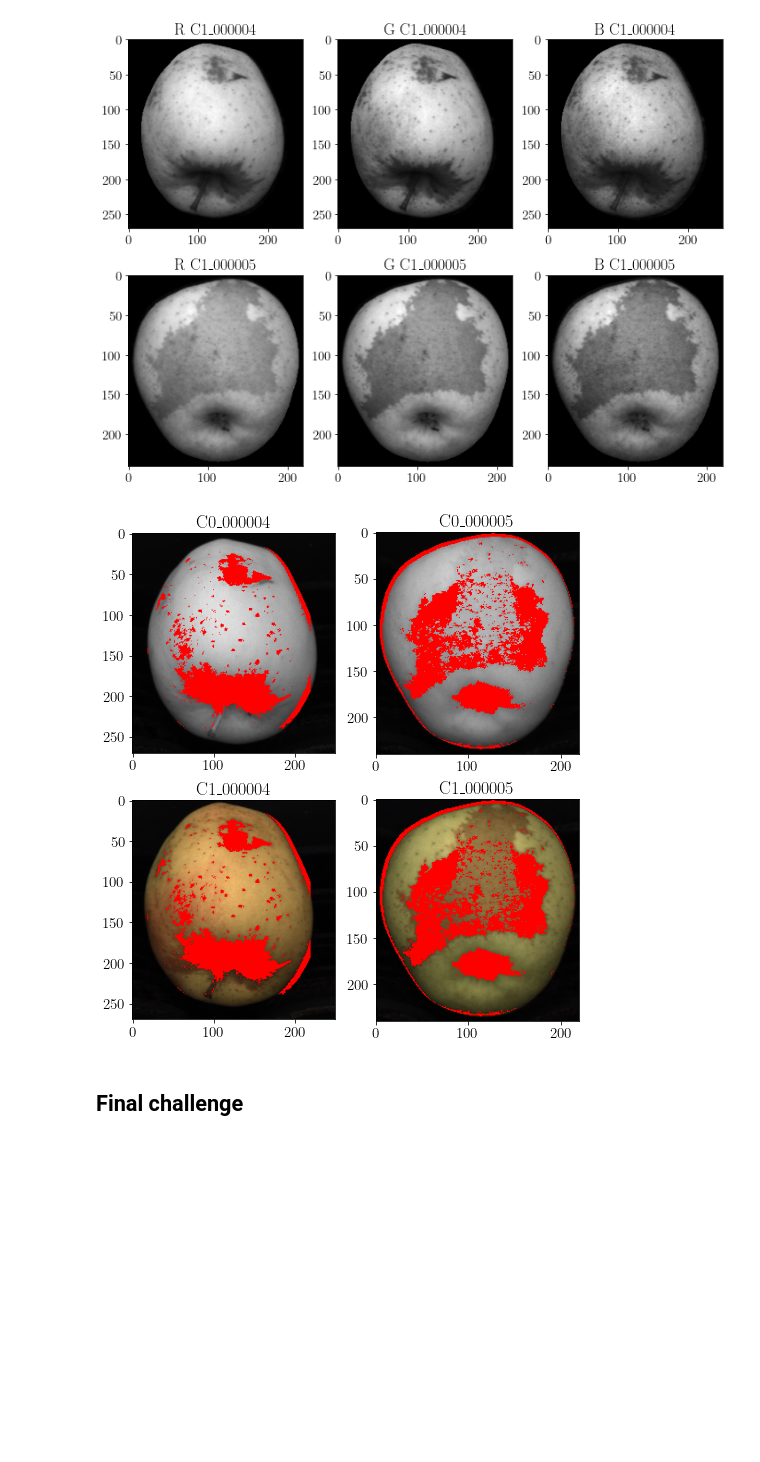
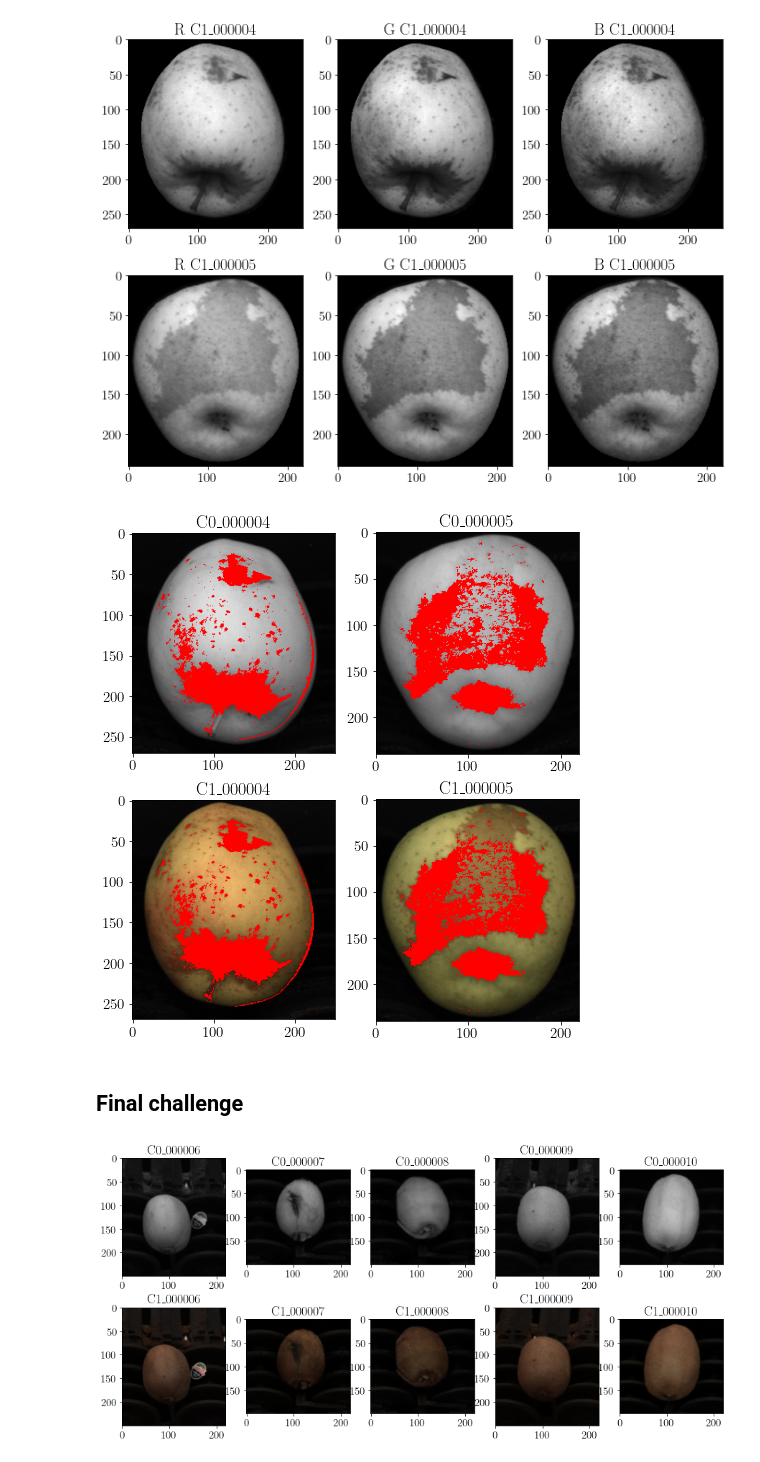
Before and after one commit to matteodonati/fruit_inspection, a Jupyter notebook: fruit_inspection.ipynb, the cells around one changed output. Saved outputs shown, nothing was run; the diff lists cells and outputs as text; code cells hidden in the pictures; blank space fills up the shorter version.

```diff
--- a/fruit_inspection.ipynb
+++ b/fruit_inspection.ipynb
@@ -686,16 +661,16 @@ for i in range(N_images):
     img_c = colour_images[i].copy()
 
     # Applying adaptive thresholding.
-    binary_mask = cv2.adaptiveThreshold(m_RGB_images[i][:, :, best_channel_index], 255, cv2.ADAPTIVE_THRESH_MEAN_C, cv2.THRESH_BINARY_INV, 75, 2)
+    binary_mask = cv2.adaptiveThreshold(m_RGB_images[i][:, :, best_channel_index], 255, cv2.ADAPTIVE_THRESH_MEAN_C, cv2.THRESH_BINARY_INV, 75, 0)
 
     # Iterating over the rows of the image.
-    for j in range(img.shape[0]):
+    for j in range(img_g.shape[0]):
 
         # Iterating over the columns of the image.
-        for k in range(img.shape[1]):
+        for k in range(img_g.shape[1]):
 
             # Checking if the distance is lower than mean_X / 1.5.
-            if (m_RGB_images[i][j, k, :] != [0, 0, 0]).any() and binary_mask[j, k] == 255:
+            if fruit_masks[i][j, k] == 255 and binary_mask[j, k] == 255:
                 img_g[j, k, :] = [255, 0, 0]
                 img_c[j, k, :] = [255, 0, 0]
 
@@ -710,6 +685,49 @@ for i in range(N_images):
 # Showing the figure.
 plt.show()
 # %% [output]
-[figure, old version]
+[figure, new version]
 # %% [markdown]
 ## Final challenge
+# %%
+# Defining the filenames of gray-scale images.
+gray_scale_filenames = ["C0\_000006", "C0\_000007", "C0\_000008", "C0\_000009", "C0\_000010"]
+
+# Defining the filenames of colour images.
+colour_filenames = ["C1\_000006", "C1\_000007", "C1\_000008", "C1\_000009", "C1\_000010"]
+
+# Computing the number of images.
+N_images = len(gray_scale_filenames)
+
+# Defining the list containing gray-scale images.
+gray_scale_images = []
+
+# Defining the list containing colour images.
+colour_images = []
+
+# Defining the figure object to be displayed.
+fig, ax = plt.subplots(2, N_images, figsize = (15, 7))
+
+# Reading the gray-scale images.
+for i in range(N_images):
+
+    # Reading the specific images.
+    gray_scale_images.append(cv2.imread("images/final_challenge/{}.png".format(gray_scale_filenames[i].replace("\\", "")), cv2.IMREAD_GRAYSCALE))
+
+    # Reading the specific images.
+    colour_images.append(cv2.imread("images/final_challenge/{}.png".format(colour_filenames[i].replace("\\", ""))))
+
+    # Converting the red image into RGB.
+    colour_images[i] = cv2.cvtColor(colour_images[i], cv2.COLOR_BGR2RGB)
+
+    # Adding the specific titles.
+    ax[0, i].set_title(gray_scale_filenames[i])
+    ax[1, i].set_title(colour_filenames[i])
+
+    # Adding the specific image to the figure.
+    ax[0, i].imshow(gray_scale_images[i], cmap = "gray", vmin = 0, vmax = 255)
+    ax[1, i].imshow(colour_images[i])
+
+# Showing the figure.
+plt.show()
+# %% [output]
+[figure, added]
```
Also changed, not shown: parts of 14 cells of this notebook.
